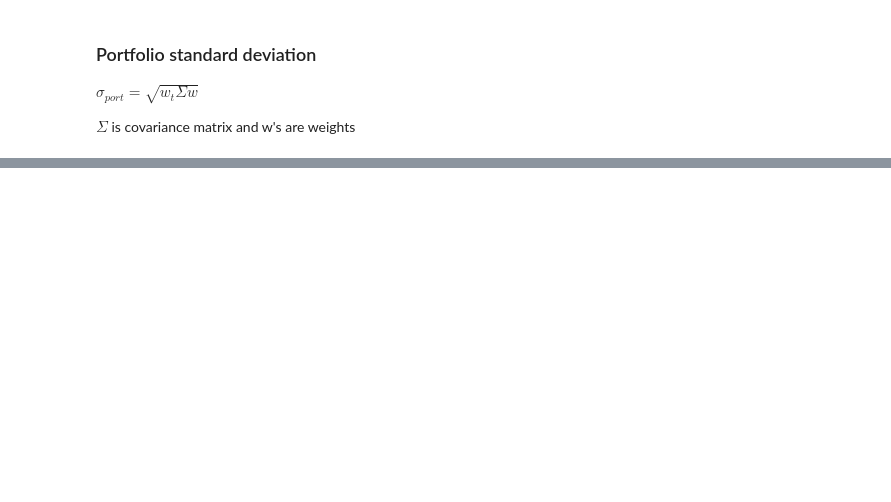
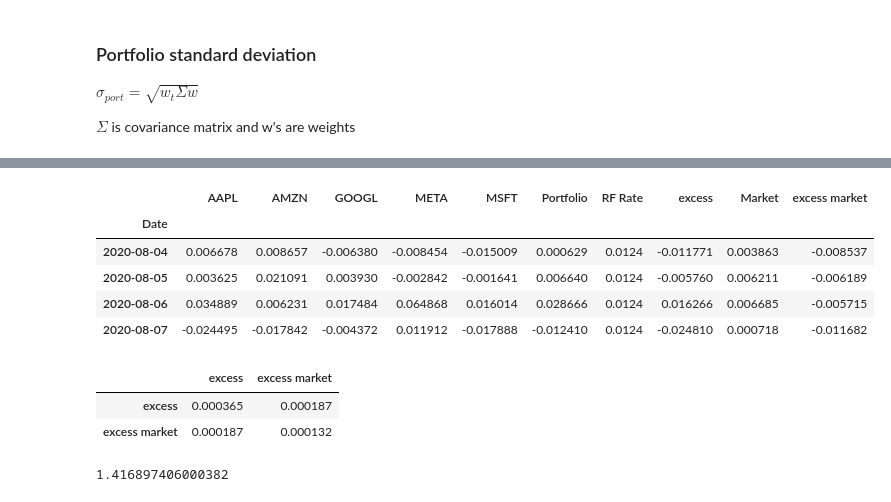
Before and after one commit to ansingh16/risk-management, a Jupyter notebook: Risk_management.ipynb, the cells around one changed output, grey strips where cells are left out. Saved outputs shown, nothing was run; the diff lists cells and outputs as text; code cells hidden in the pictures; blank space fills up the shorter version.

```diff
--- a/Risk_management.ipynb
+++ b/Risk_management.ipynb
@@ -241,0 +166,34 @@ print(f"5% VaR of the portfolio: {var_5:.2%}")
+# %%
+# Exess return of the market
+
+stocks_return['excess market']  =  stocks_return['Market'] - stocks_return['RF Rate']
+stocks_return.head().dropna()
+# %% [output]
+|  | AAPL | AMZN | GOOGL | META | MSFT | Portfolio | RF Rate | excess | Market | excess market |
+| Date |  |  |  |  |  |  |  |  |  |  |
+| 2020-08-04 | 0.006678 | 0.008657 | -0.006380 | -0.008454 | -0.015009 | 0.000629 | 0.0124 | -0.011771 | 0.003863 | -0.008537 |
+| 2020-08-05 | 0.003625 | 0.021091 | 0.003930 | -0.002842 | -0.001641 | 0.006640 | 0.0124 | -0.005760 | 0.006211 | -0.006189 |
+| 2020-08-06 | 0.034889 | 0.006231 | 0.017484 | 0.064868 | 0.016014 | 0.028666 | 0.0124 | 0.016266 | 0.006685 | -0.005715 |
+| 2020-08-07 | -0.024495 | -0.017842 | -0.004372 | 0.011912 | -0.017888 | -0.012410 | 0.0124 | -0.024810 | 0.000718 | -0.011682 |
+# %%
+# covariance matrix
+
+covariance_matrix  =  stocks_return[[ 'excess', 'excess market'  ]].cov()
+covariance_matrix
+# %% [output]
+|  | excess | excess market |
+| excess | 0.000365 | 0.000187 |
+| excess market | 0.000187 | 0.000132 |
+# %%
+# covariane coeeficient
+covariance_coefficient  =  covariance_matrix.iloc[0, 1]
+
+# variance of market
+variance_coefficient  =  stocks_return['excess market'].var()
+
+# beta of the portfolio
+beta  =  covariance_coefficient / variance_coefficient
+
+beta
+# %% [output]
+1.416897406000382
```
Also changed, not shown: parts of 33 cells of this notebook, 2 other files.
